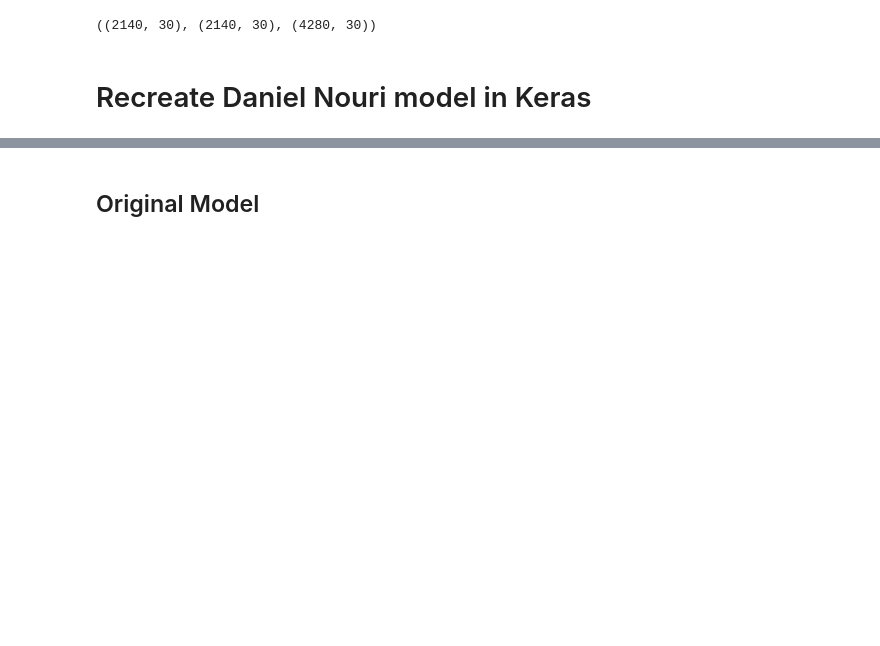
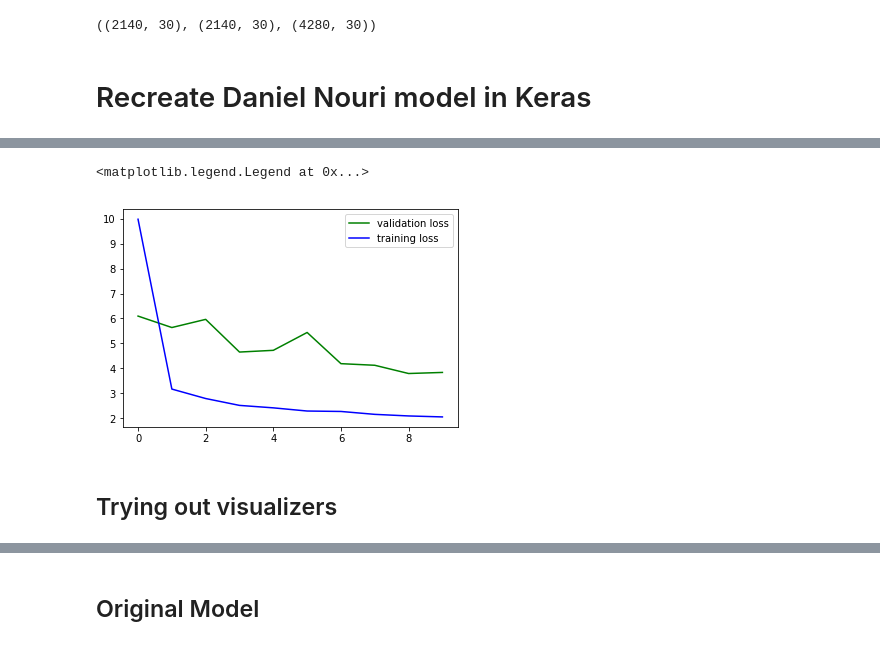
Before and after one commit to alexdauenhauer/MIDS_W207_facial_recognition, a Jupyter notebook: Alex_testlab.ipynb, the cells around one changed output, grey strips where cells are left out. Cells and saved outputs as stored; diff of their text form; code cells hidden in the pictures; blank space fills up the shorter version.

```diff
--- a/Alex_testlab.ipynb
+++ b/Alex_testlab.ipynb
@@ -243,0 +436,14 @@ train_labels.shape, train_labels_flipped.shape, train_labels_set.shape
+# %%
+model3 = build_CNN(dropout=[.1, .2, .3])
+# %%
+time_callback = TimeHistory()
+hist3 = model3.fit(
+    train_data_set, train_labels_set,
+    batch_size=32,
+    epochs=10,
+    validation_split=0.2,
+    verbose=1,
+    callbacks=[keras.callbacks.History(), time_callback]
+)
+print('\nRMS error on validation set:', np.sqrt(hist3.history['val_loss'][-1]) * 48)
+print('Total runtime (minutes):', round(np.sum(time_callback.times) / 60, 2))
@@ -243,0 +468,12 @@ train_labels.shape, train_labels_flipped.shape, train_labels_set.shape
+# %%
+val_rms = np.sqrt(hist3.history['val_loss']) * 48
+train_rms = np.sqrt(hist3.history['loss']) * 48
+
+plt.plot(val_rms, 'g-')
+plt.plot(train_rms, 'b-')
+plt.legend(['validation loss','training loss'])
+# %% [output]
+<matplotlib.legend.Legend at 0x...>
+[figure, added]
+# %% [markdown]
+## Trying out visualizers
```
Also changed, not shown: parts of 67 cells of this notebook, 2 other files.
